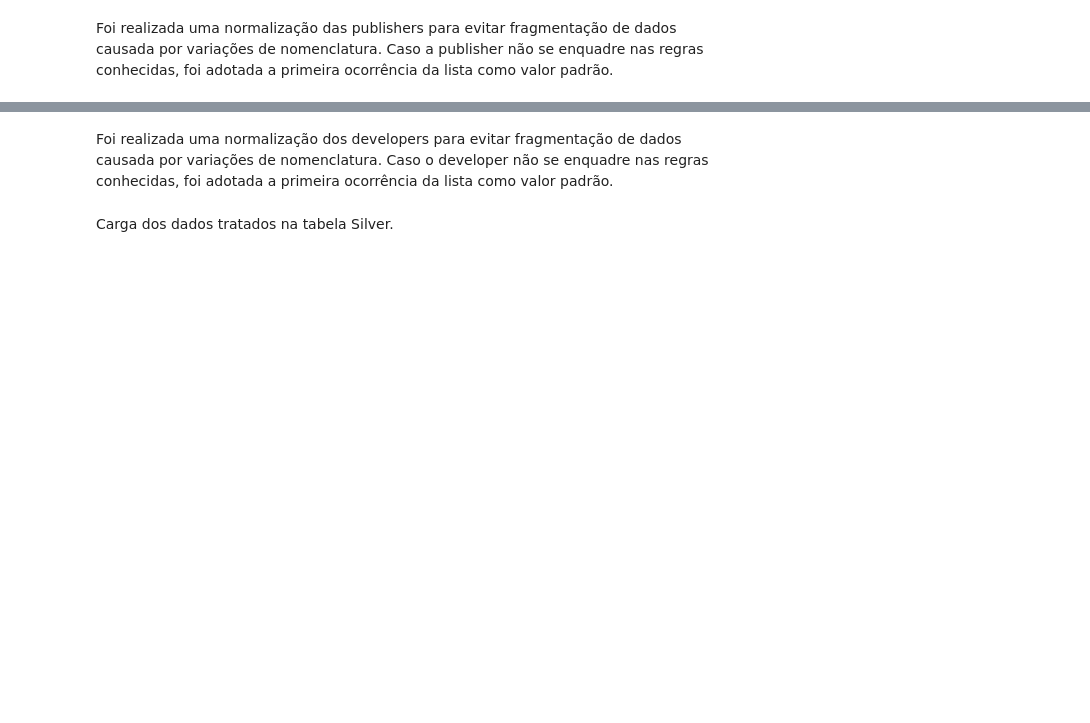
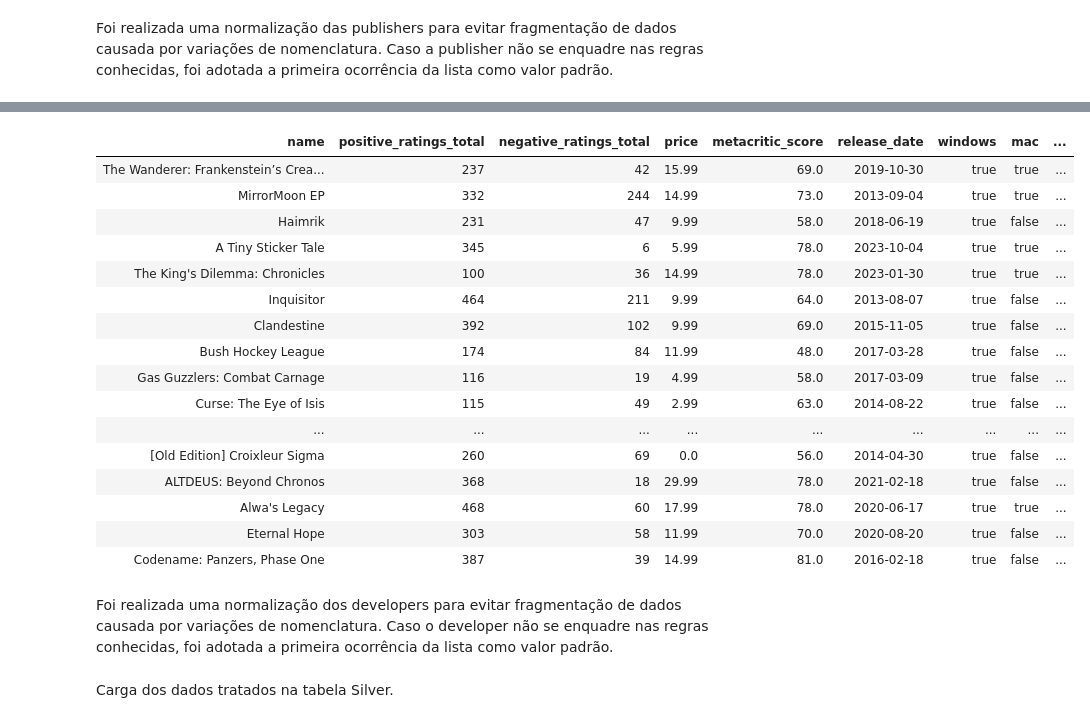
Before and after one commit to Thiagocoluccini/MVP-Databricks-PUC-RIO, a Jupyter notebook: Silver Notebook.ipynb, the cells around one changed output, grey strips where cells are left out. Cells and saved outputs as stored; diff of their text form; code cells hidden in the pictures; blank space fills up the shorter version.

```diff
--- a/Silver Notebook.ipynb
+++ b/Silver Notebook.ipynb
@@ -297,7 +405,25 @@ df = df.withColumn(
 
 df = df.drop("developer", "developer_clean", "developer_first")
 # %%
-display(df)
+display(df.limit(20))
+# %% [output]
+| name | positive_ratings_total | negative_ratings_total | price | metacritic_score | release_date | windows | mac | ... |
+| The Wanderer: Frankenstein’s Crea... | 237 | 42 | 15.99 | 69.0 | 2019-10-30 | true | true | ... |
+| MirrorMoon EP | 332 | 244 | 14.99 | 73.0 | 2013-09-04 | true | true | ... |
+| Haimrik | 231 | 47 | 9.99 | 58.0 | 2018-06-19 | true | false | ... |
+| A Tiny Sticker Tale | 345 | 6 | 5.99 | 78.0 | 2023-10-04 | true | true | ... |
+| The King's Dilemma: Chronicles | 100 | 36 | 14.99 | 78.0 | 2023-01-30 | true | true | ... |
+| Inquisitor | 464 | 211 | 9.99 | 64.0 | 2013-08-07 | true | false | ... |
+| Clandestine | 392 | 102 | 9.99 | 69.0 | 2015-11-05 | true | false | ... |
+| Bush Hockey League | 174 | 84 | 11.99 | 48.0 | 2017-03-28 | true | false | ... |
+| Gas Guzzlers: Combat Carnage | 116 | 19 | 4.99 | 58.0 | 2017-03-09 | true | false | ... |
+| Curse: The Eye of Isis | 115 | 49 | 2.99 | 63.0 | 2014-08-22 | true | false | ... |
+| ... | ... | ... | ... | ... | ... | ... | ... | ... |
+| [Old Edition] Croixleur Sigma | 260 | 69 | 0.0 | 56.0 | 2014-04-30 | true | false | ... |
+| ALTDEUS: Beyond Chronos | 368 | 18 | 29.99 | 78.0 | 2021-02-18 | true | false | ... |
+| Alwa's Legacy | 468 | 60 | 17.99 | 78.0 | 2020-06-17 | true | true | ... |
+| Eternal Hope | 303 | 58 | 11.99 | 70.0 | 2020-08-20 | true | false | ... |
+| Codename: Panzers, Phase One | 387 | 39 | 14.99 | 81.0 | 2016-02-18 | true | false | ... |
 # %% [markdown]
 Foi realizada uma normalização dos developers para evitar fragmentação de dados causada por variações de nomenclatura. Caso o developer não se enquadre nas regras conhecidas, foi adotada a primeira ocorrência da lista como valor padrão.
 # %%
```
Also changed, not shown: parts of 6 cells of this notebook, 4 other files.
